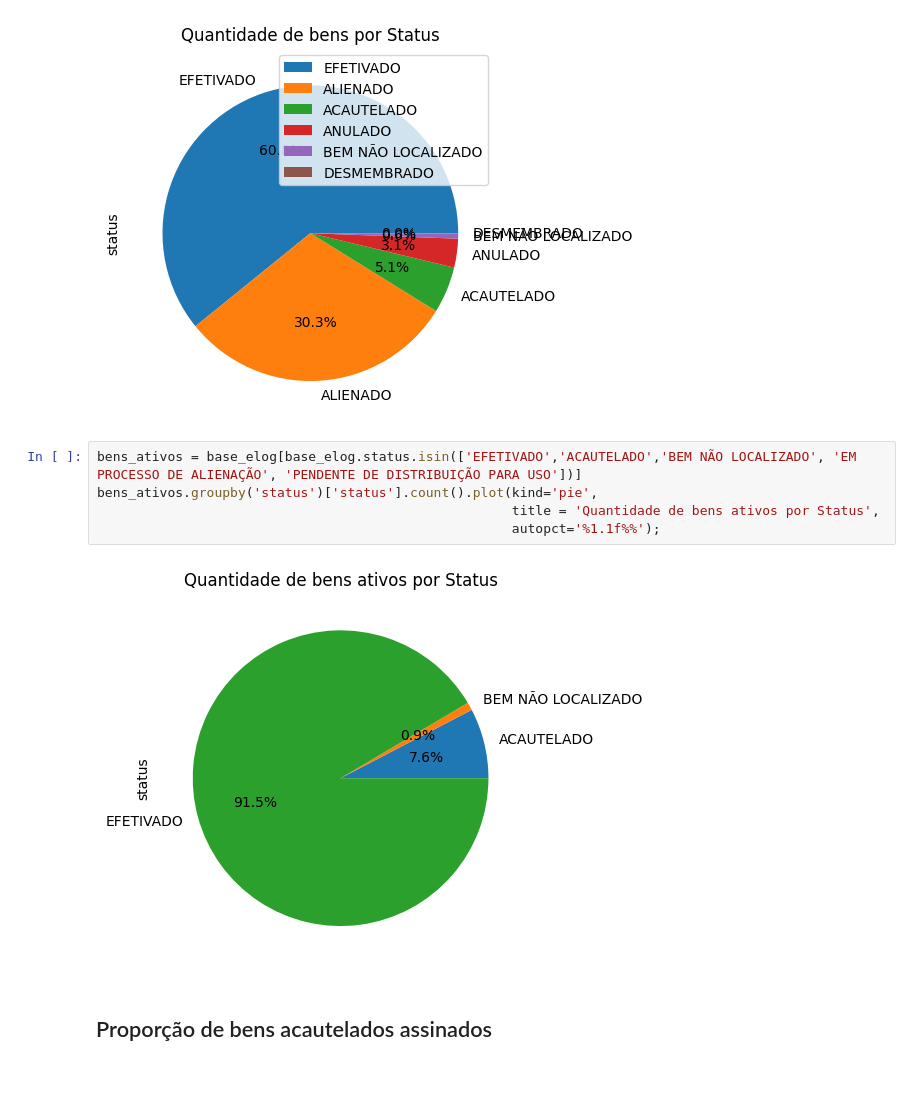
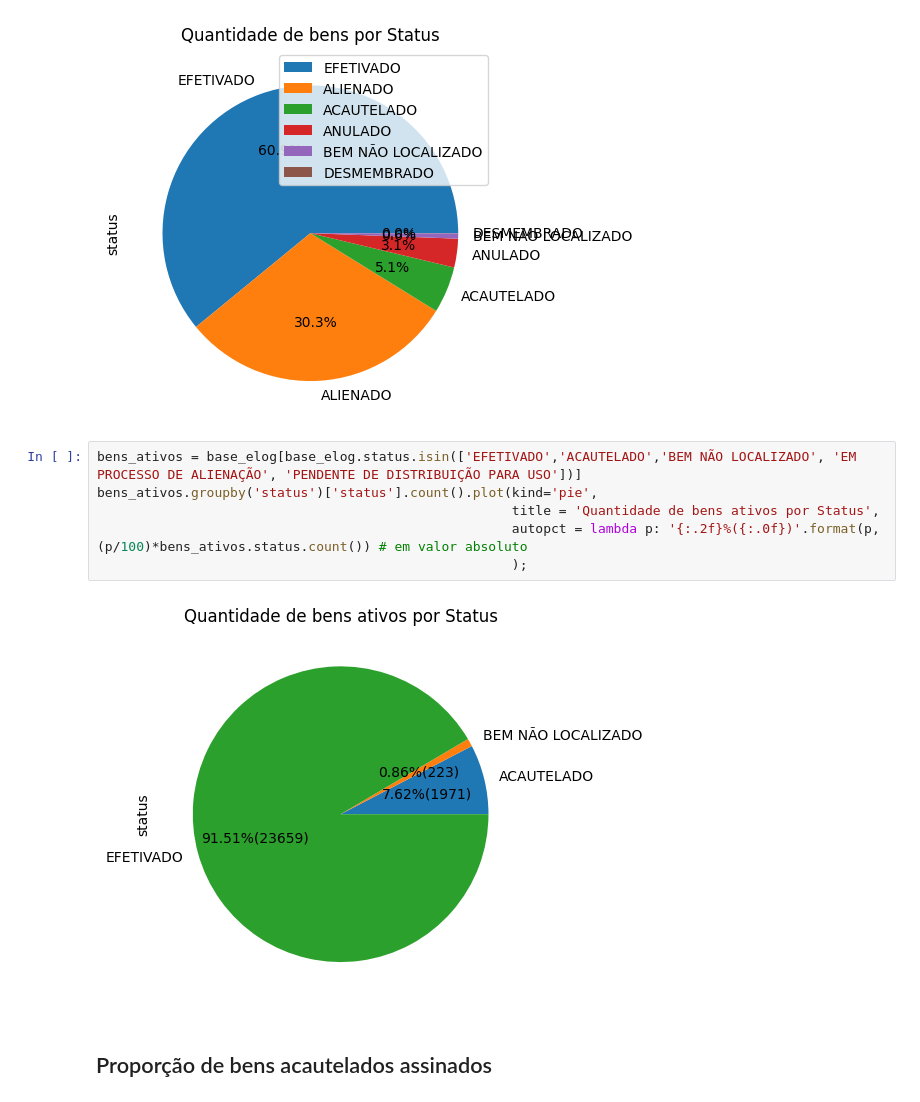
Before and after one commit to Mateus-cpa/tratamento_de_relatorio_elog_pf, a Jupyter notebook: Tratamento_de_relatório_geral_do_elog.ipynb, the cells around one changed output. Cells and saved outputs as stored; diff of their text form.

```diff
--- a/Tratamento_de_relatório_geral_do_elog.ipynb
+++ b/Tratamento_de_relatório_geral_do_elog.ipynb
@@ -418,10 +418,11 @@ grafico_ativos.plot()
 # %%
 bens_ativos = base_elog[base_elog.status.isin(['EFETIVADO','ACAUTELADO','BEM NÃO LOCALIZADO', 'EM PROCESSO DE ALIENAÇÃO', 'PENDENTE DE DISTRIBUIÇÃO PARA USO'])]
 bens_ativos.groupby('status')['status'].count().plot(kind='pie',
                                                      title = 'Quantidade de bens ativos por Status',
-                                                     autopct='%1.1f%%');
+                                                     autopct = lambda p: '{:.2f}%({:.0f})'.format(p,(p/100)*bens_ativos.status.count()) # em valor absoluto
+                                                     );
 # %% [output]
-[figure, old version]
+[figure, new version]
 # %% [markdown]
 ## Proporção de bens acautelados assinados
 # %%
```
Also changed, not shown: parts of 8 cells of this notebook.
